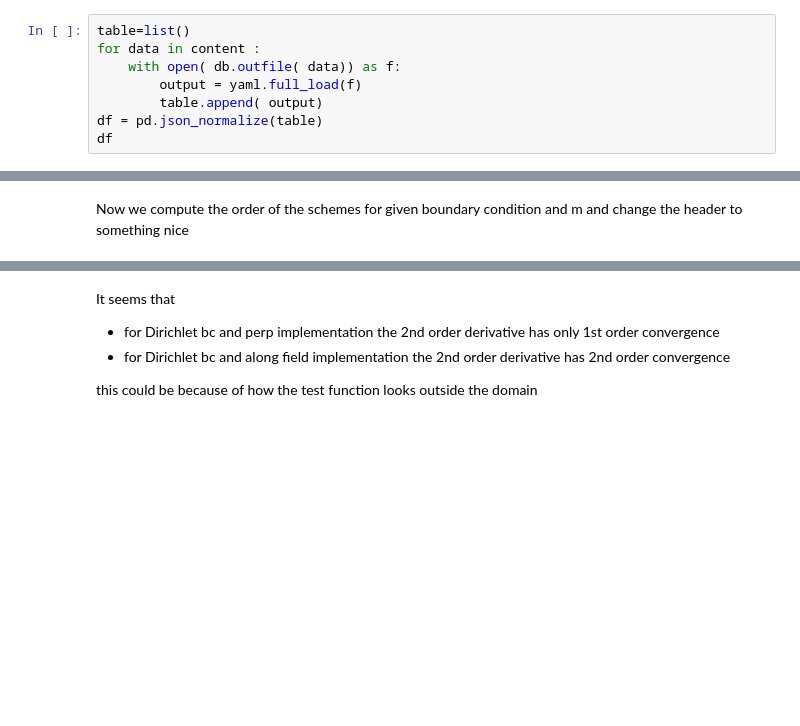
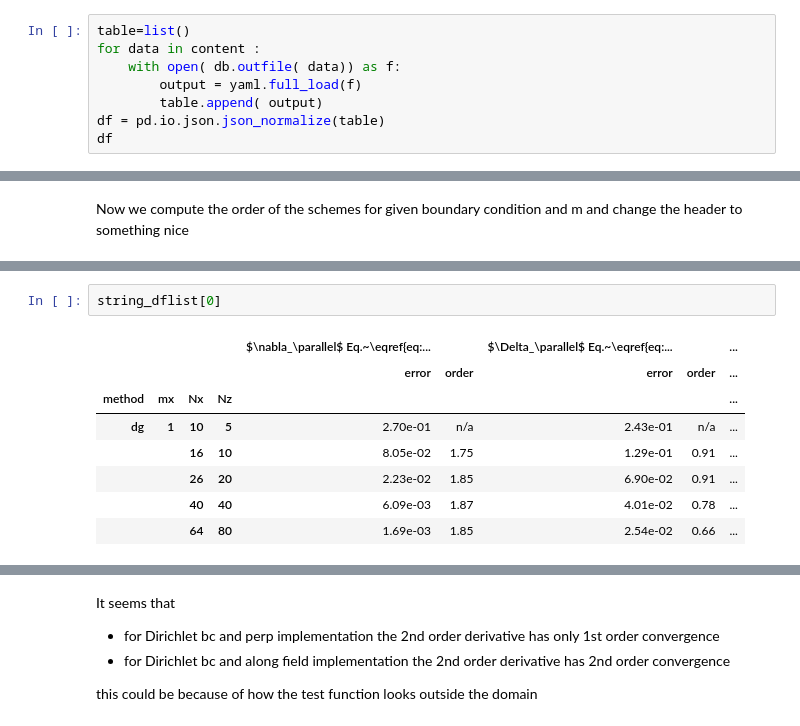
Before and after one commit to mwiesenberger/convergence_ds, a Jupyter notebook: 1ds_t.ipynb, the cells around one changed output, grey strips where cells are left out. Saved outputs shown, nothing was run; the diff lists cells and outputs as text; blank space fills up the shorter version.

Commit message:
Add list tables also in curv and boundary notebook

```diff
--- a/1ds_t.ipynb
+++ b/1ds_t.ipynb
@@ -86,7 +94,7 @@ for data in content :
     with open( db.outfile( data)) as f:
         output = yaml.full_load(f)
         table.append( output)
-df = pd.json_normalize(table)
+df = pd.io.json.json_normalize(table)
 df
 # %% [output]
 |  | n | Nx | Ny | Nz | mx | my | method | Neumann.forward | Neumann.backward | ... |
@@ -145,0 +154,11 @@ df_dir
+# %%
+string_dflist[0]
+# %% [output]
+|  |  |  |  | $\nabla_\parallel$ Eq.~\eqref{eq:... |  | $\Delta_\parallel$ Eq.~\eqref{eq:... |  | ... |
+|  |  |  |  | error | order | error | order | ... |
+| method | mx | Nx | Nz |  |  |  |  | ... |
+| dg | 1 | 10 | 5 | 2.70e-01 | n/a | 2.43e-01 | n/a | ... |
+|  |  | 16 | 10 | 8.05e-02 | 1.75 | 1.29e-01 | 0.91 | ... |
+|  |  | 26 | 20 | 2.23e-02 | 1.85 | 6.90e-02 | 0.91 | ... |
+|  |  | 40 | 40 | 6.09e-03 | 1.87 | 4.01e-02 | 0.78 | ... |
+|  |  | 64 | 80 | 1.69e-03 | 1.85 | 2.54e-02 | 0.66 | ... |
```
Also changed, not shown: parts of 18 cells of this notebook, 2 other files.
